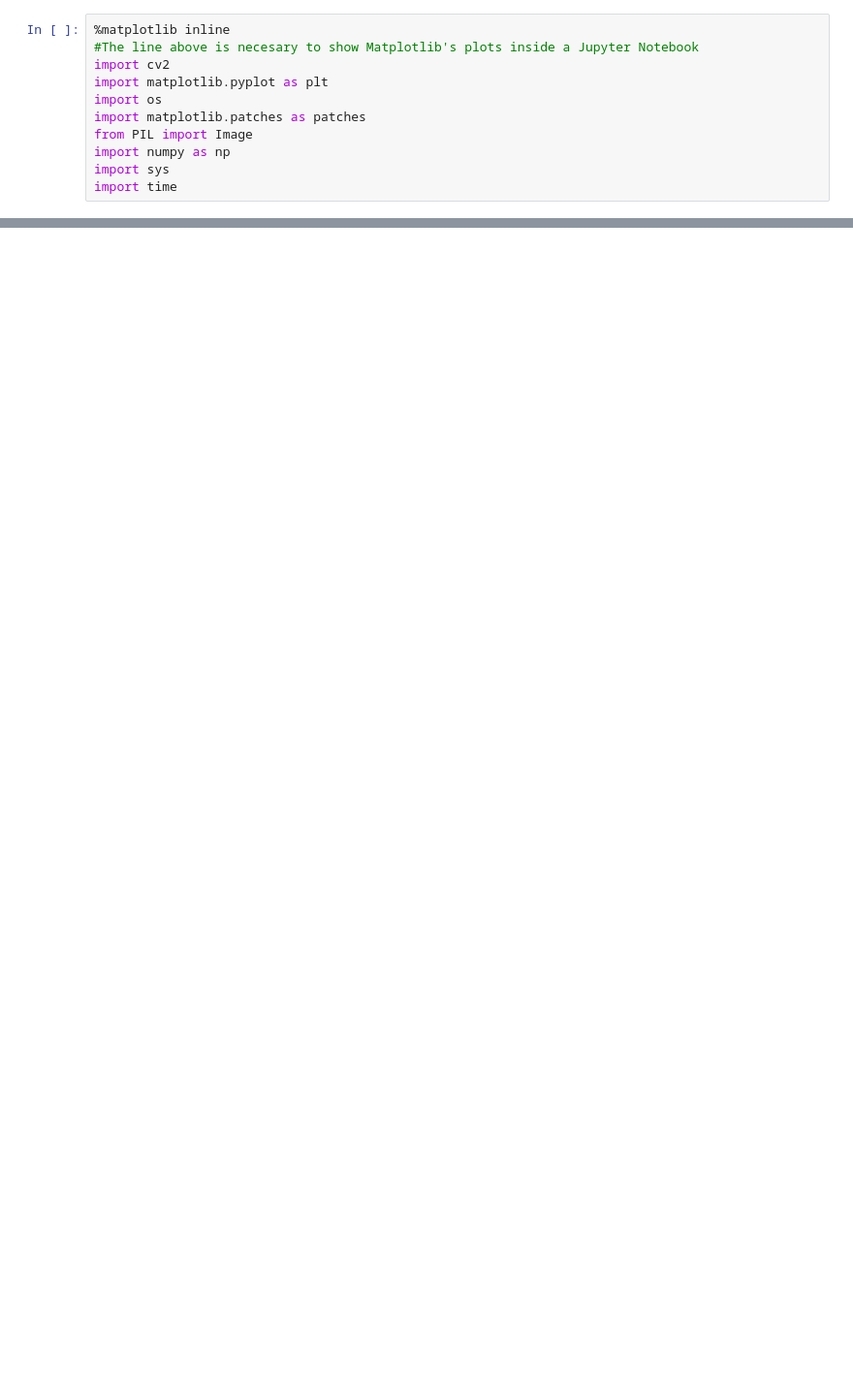
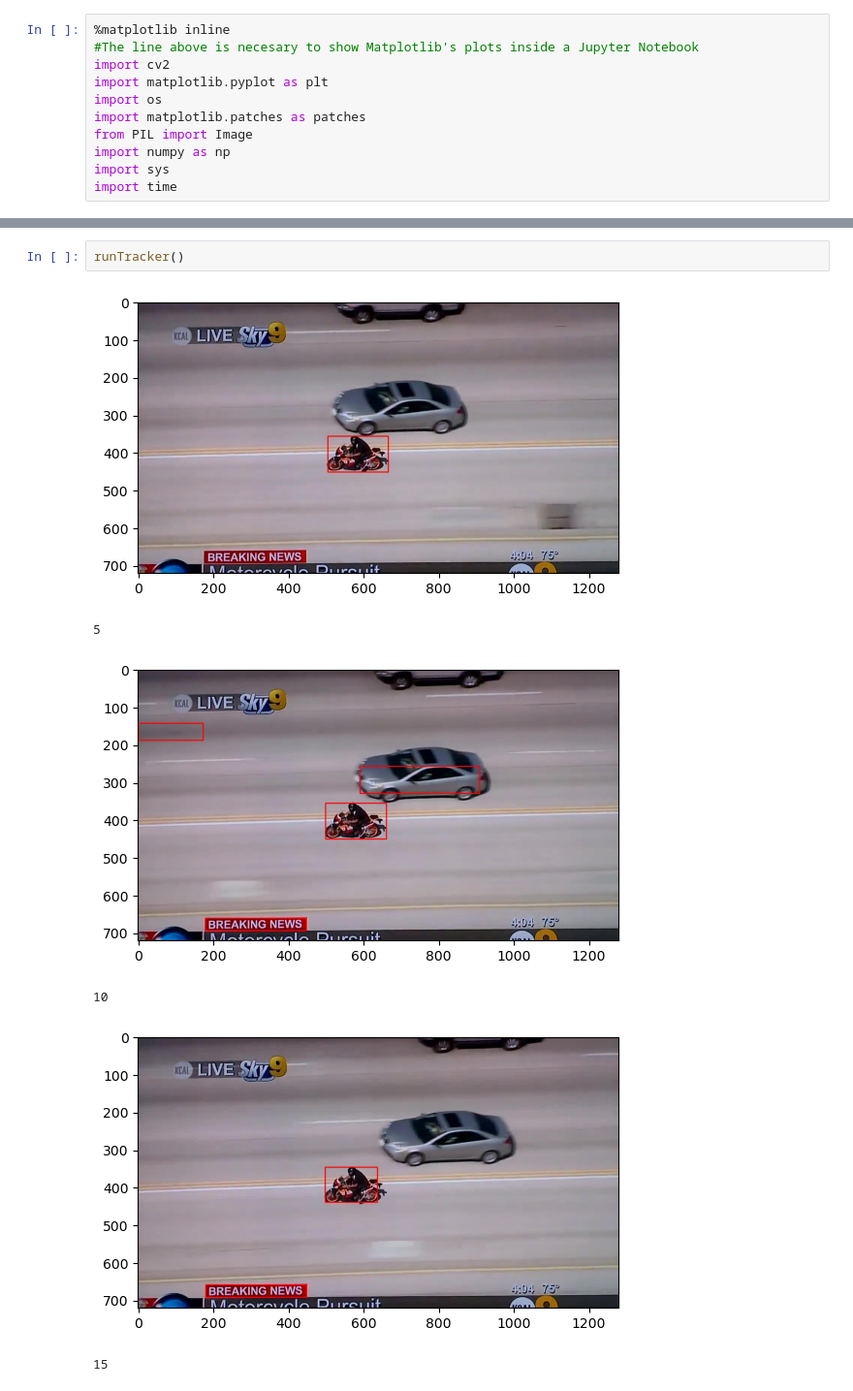
Before and after one commit to ivan-serrano-hernandez/Computer-Vision-project, a Jupyter notebook: Centroid-based Tracking.ipynb, the cells around one changed output, grey strips where cells are left out. Shown at 97% size. Cells and saved outputs as stored; diff of their text form; blank space fills up the shorter version.

```diff
--- a/Centroid-based Tracking.ipynb
+++ b/Centroid-based Tracking.ipynb
@@ -42,0 +167,9 @@ plt.imshow(image_copy)
+# %%
+runTracker()
+# %% [output]
+[figure, added]
+5
+[figure, added]
+10
+[figure, added]
+15
```
Also changed, not shown: parts of 11 cells of this notebook.
